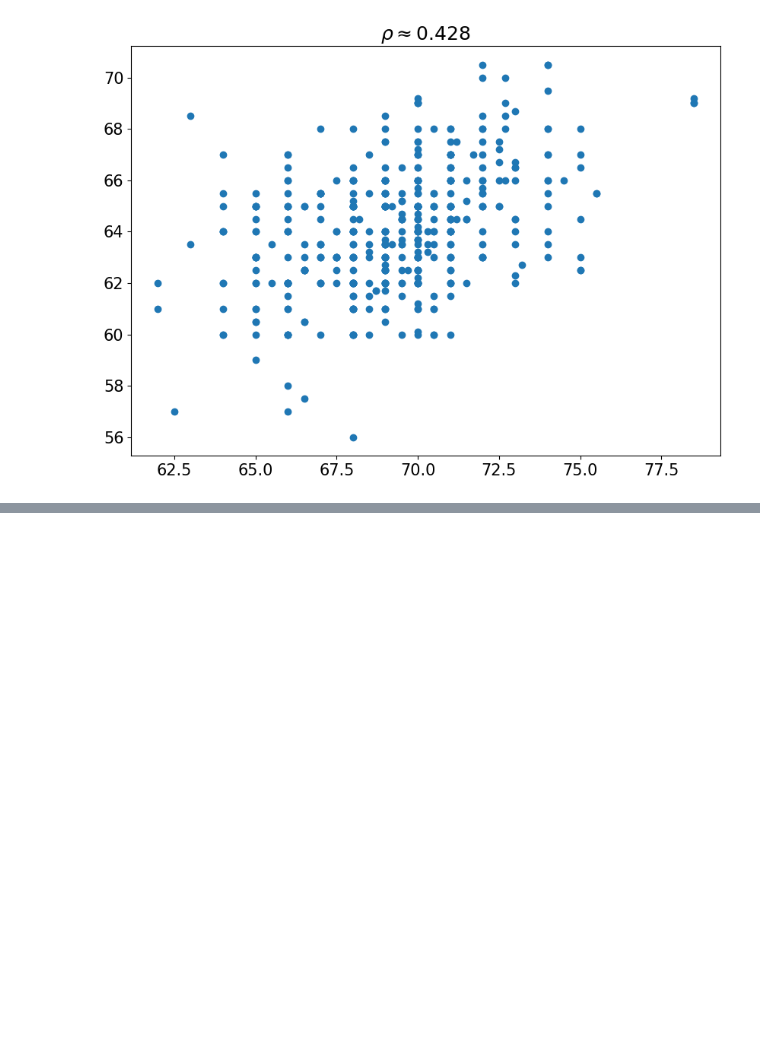
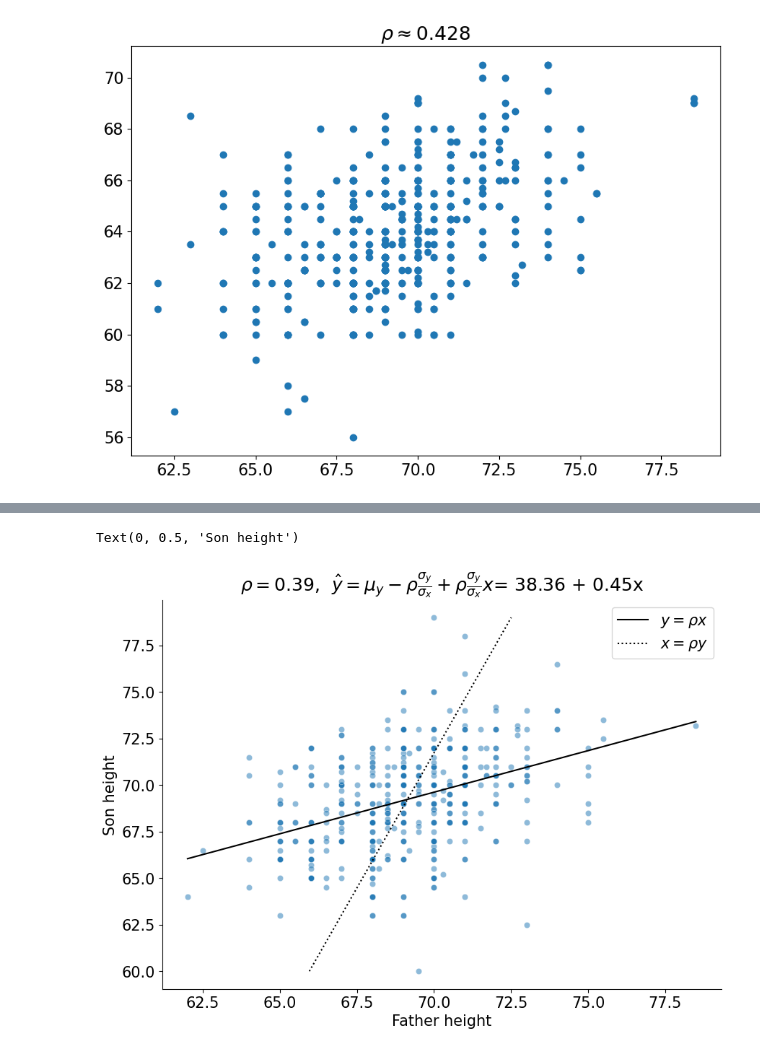
Before and after one commit to swing-research/pids_2023, a Jupyter notebook: Lecture_materials/S9/9_correlation-regression.ipynb, the cells around one changed output, grey strips where cells are left out. Cells and saved outputs as stored; diff of their text form; code cells hidden in the pictures; blank space fills up the shorter version.

```diff
--- a/Lecture_materials/S9/9_correlation-regression.ipynb
+++ b/Lecture_materials/S9/9_correlation-regression.ipynb
@@ -99,0 +160,55 @@ sns.despine()
+# %%
+fig, ax = plt.subplots(figsize=(10, 7))
+
+mu_x = sons.father.mean()
+mu_y = sons.childHeight.mean()
+s_x = sons.father.std()
+s_y = sons.childHeight.std()
+father_min = sons.father.min()
+father_max = sons.father.max()
+son_min = sons.childHeight.min()
+son_max = sons.childHeight.max()
+
+sns.scatterplot(
+    ax=ax,
+    data=sons,
+    x="father",
+    y="childHeight",
+    alpha=0.5,
+    label="_nolegend_"
+)
+rho = corrcoeff(sons.father, sons.childHeight)
+sns.despine(ax=ax)
+ax.plot(
+    [
+        father_min,
+        father_max
+    ],
+    [
+        mu_y + rho * s_y * (father_min - mu_x) / s_x,
+        mu_y + rho * s_y * (father_max - mu_x) / s_x
+    ],
+    'k'
+)
+ax.plot(
+    [
+        mu_x + rho * s_x * (son_min - mu_y) / s_y,
+        mu_x + rho * s_x * (son_max - mu_y) / s_y
+    ],
+    [
+        son_min,
+        son_max
+    ],
+    'k:'
+)
+ax.set_title(
+    "$\\rho =$%.2f,  " % (rho,) + \
+    "$\\hat{y} = \\mu_y - \\rho \\frac{\\sigma_y}{\\sigma_x} + \\rho \\frac{\\sigma_y}{\\sigma_x} x$" + \
+    "= %.2f + %.2fx" % (mu_y - rho * s_y / s_x * mu_x, rho * s_y / s_x)
+)
+ax.legend(["$y = \\rho x$", "$x = \\rho y$"])
+ax.set_xlabel("Father height")
+ax.set_ylabel("Son height")
+# %% [output]
+Text(0, 0.5, 'Son height')
+[figure, added]
```
Also changed, not shown: parts of 5 cells of this notebook.
